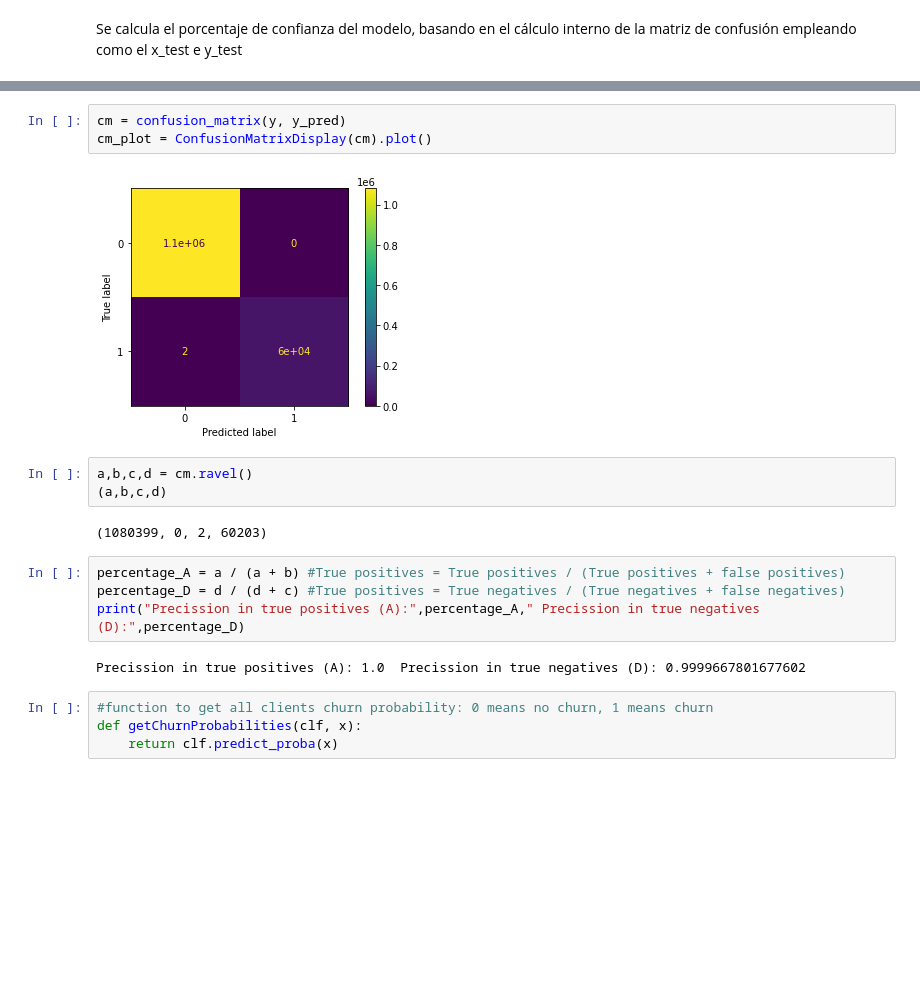
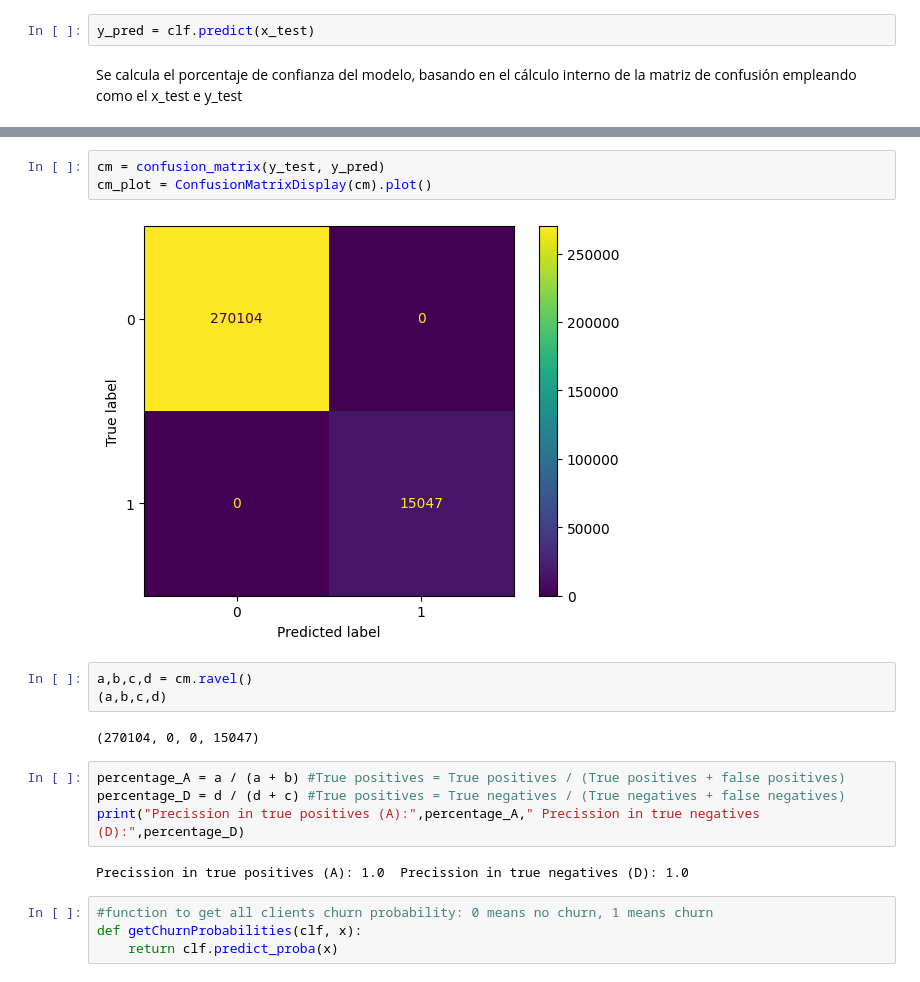
Before and after one commit to new-superuser-alt9193/DeepLearning, a Jupyter notebook: crisp_dm/modeling/churn_mlpclassifier.ipynb, the cells around one changed output, grey strips where cells are left out. Saved outputs shown, nothing was run; the diff lists cells and outputs as text; blank space fills up the shorter version.

```diff
--- a/crisp_dm/modeling/churn_mlpclassifier.ipynb
+++ b/crisp_dm/modeling/churn_mlpclassifier.ipynb
@@ -69,3 +64,5 @@ array([0, 0, 0, ..., 0, 0, 0])
+# %%
+y_pred = clf.predict(x_test)
 # %% [markdown]
 Se calcula el porcentaje de confianza del modelo, basando en el cálculo interno de la matriz de confusión empleando como el x_test e y_test
 # %%
@@ -75,19 +72,19 @@ clf.score(x_test, y_test)
 # %%
-cm = confusion_matrix(y, y_pred)
+cm = confusion_matrix(y_test, y_pred)
 cm_plot = ConfusionMatrixDisplay(cm).plot()
 # %% [output]
-[figure, old version]
+[figure, new version]
 # %%
 a,b,c,d = cm.ravel()
 (a,b,c,d)
 # %% [output]
-(1080399, 0, 2, 60203)
+(270104, 0, 0, 15047)
 # %%
 percentage_A = a / (a + b) #True positives = True positives / (True positives + false positives)
 percentage_D = d / (d + c) #True positives = True negatives / (True negatives + false negatives)
 print("Precission in true positives (A):",percentage_A," Precission in true negatives (D):",percentage_D)
 # %% [output]
-Precission in true positives (A): 1.0  Precission in true negatives (D): 0.9999667801677602
+Precission in true positives (A): 1.0  Precission in true negatives (D): 1.0
 # %%
 #function to get all clients churn probability: 0 means no churn, 1 means churn
 def getChurnProbabilities(clf, x):
```
Also changed, not shown: parts of 11 cells of this notebook, 12 other files.
